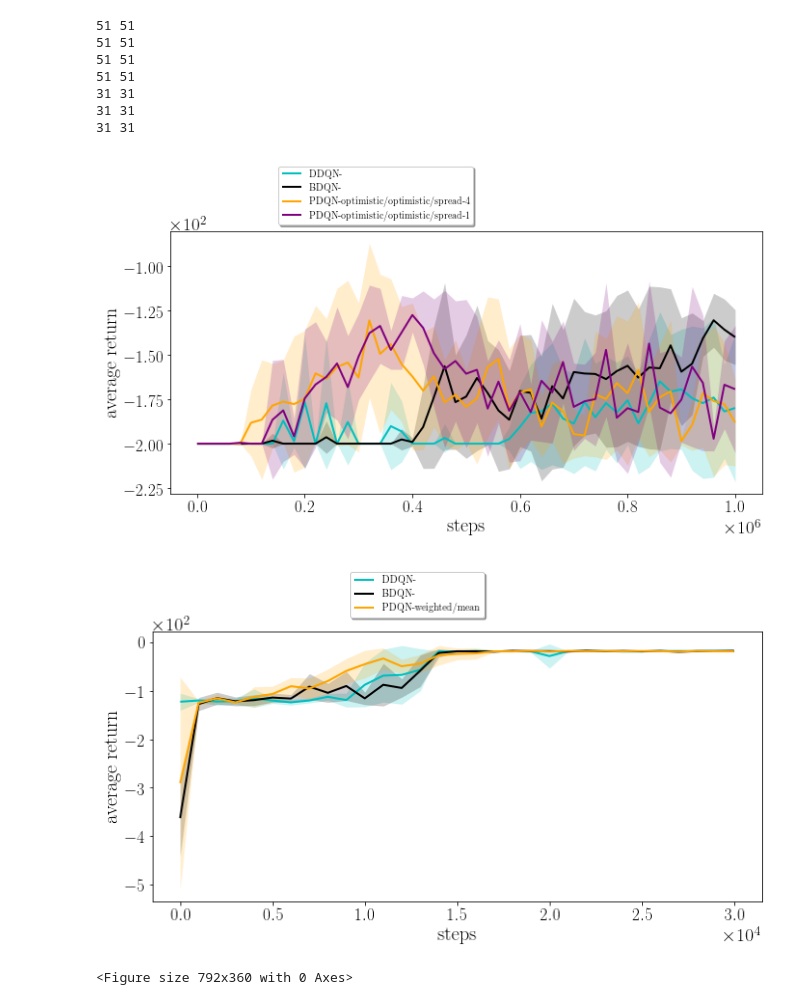
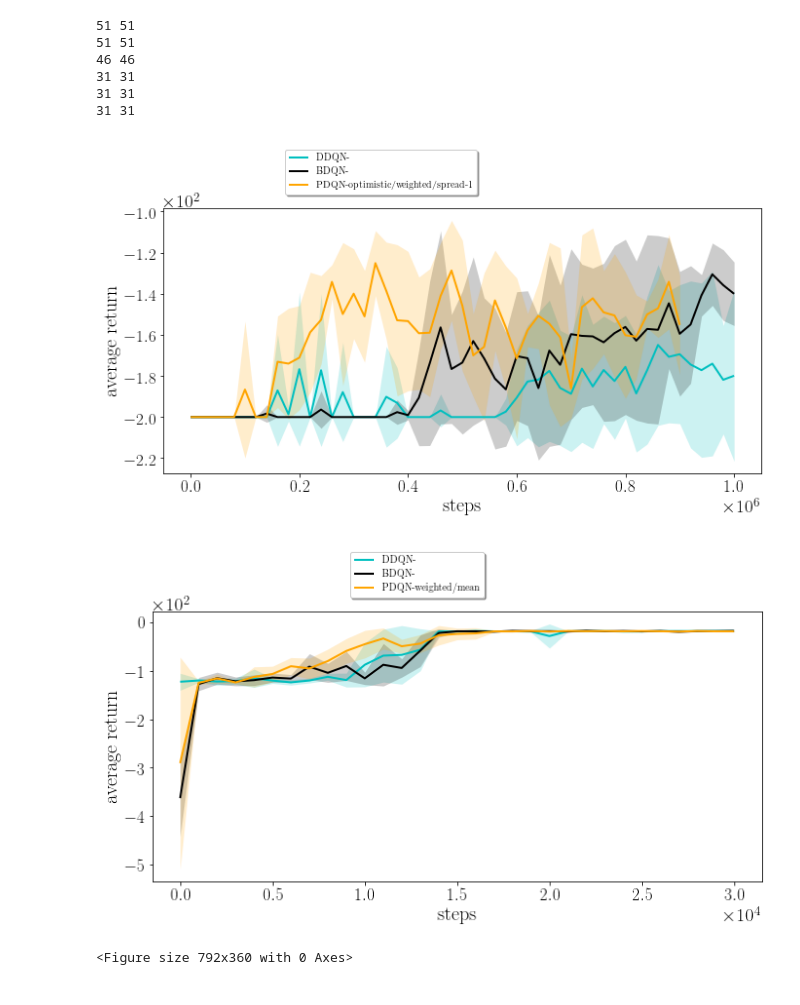
Before and after one commit to albertometelli/weightedDQN, a Jupyter notebook: dqn/atari/res_2/notebook.ipynb, the cells around one changed output. Cells and saved outputs as stored; diff of their text form; code cells hidden in the pictures.

```diff
--- a/dqn/atari/res_2/notebook.ipynb
+++ b/dqn/atari/res_2/notebook.ipynb
@@ -107,9 +107,10 @@ algorithms = ['dqn','boot','particle']#,,'boot'
 eval_freq = [2e4,1e3]
 #policies = [['weighted'],['weighted-gaussian'],['boot','weighted'],['eps-greedy', 'boltzmann']]
 updates = [[''],[''],[
-                      'optimistic/optimistic/spread-4','optimistic/optimistic/spread-1','weighted/mean',
+                      'weighted/mean',
+                      'optimistic/weighted/spread-1',
 
-                        ],
+                        ],#'optimistic/optimistic/spread-4','optimistic/optimistic/spread-1',
            ['optimistic/optimistic','max_mean'],['']]
 alg_to_label={
         'particle':'PDQN',
@@ -187,35 +188,34 @@ for e,env in enumerate(environments):
                     print(min_rows,max_rows)
                     cum_reward_test = np.stack(res)
                     #print(cum_reward_test)
                     indexes = [i*subsample for i in range(len(timesteps) // subsample)]
 
 
                     ax = plot_ci(timesteps[indexes],cum_reward_test[:, indexes], conf,
                                 5, xlabel='steps', ylabel='average return', label=alg_to_label[alg]+"-"+u ,
                                  ax=ax, linewidth=2.0, linestyle=ls[0], color=col[i])
                     #ax.set_ylim(limits[e])
 
                     i += 1
     lgd=fig.legend(loc='center right',
                           ncol=1, fancybox=True, shadow=True,bbox_to_anchor=(0.5,1))
 
     fig.savefig(env+".pdf",format='pdf', bbox_inches='tight',bbox_extra_artists=(lgd,))
 
 fig = plt.figure(figsize=(11, 5))
 patches = [ mlines.Line2D([], [], color=legend_colors[i], marker=legend_markers[i],
                           label=legend_labels[i])  for i in range(len(legend_labels)) ]
 
 #lgd=fig.legend( patches, legend_labels, ncol=6,
 #           loc='center')
 #fig.savefig('atari-legend.pdf',format='pdf',bbox_extra_artists=(lgd,), bbox_inches='tight')
 # %% [output]
 51 51
 51 51
-51 51
-51 51
+46 46
 31 31
 31 31
 31 31
-[figure, old version]
+[figure, new version]
 [figure]
 <Figure size 792x360 with 0 Axes>
```
Also changed, not shown: 2 other files.
